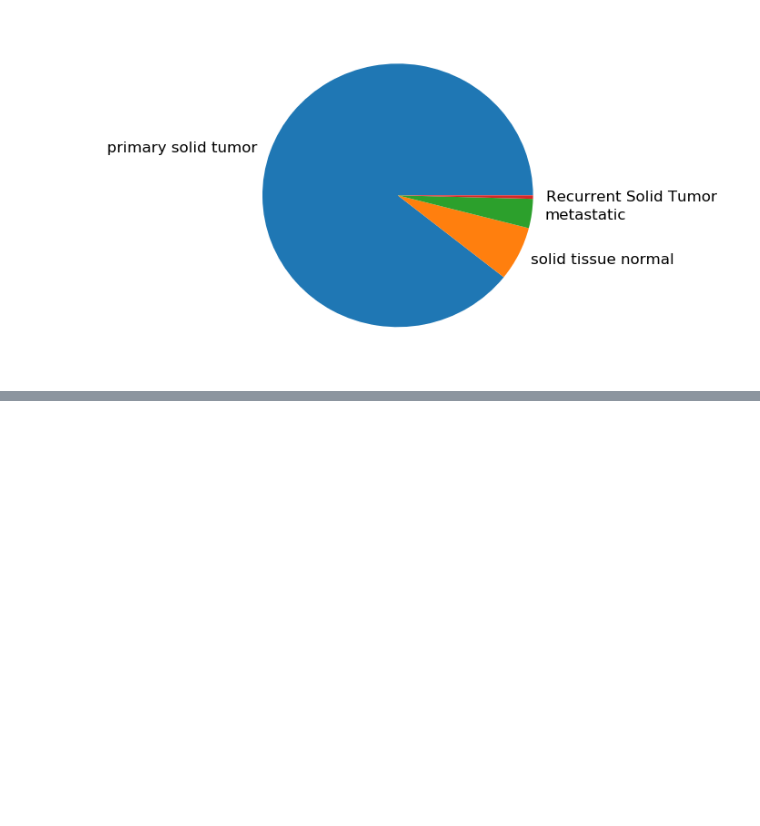
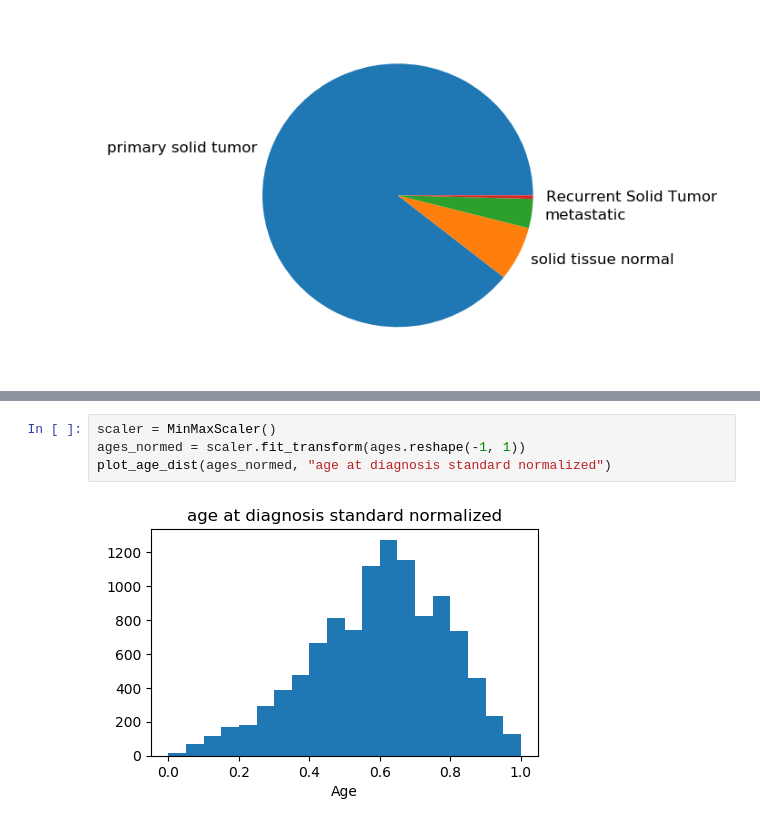
Before and after one commit to jvivian/DeepTCGA, a Jupyter notebook: Preprocessing.ipynb, the cells around one changed output, grey strips where cells are left out. Drawn from its saved outputs; the diff is of its cells as text; blank space fills up the shorter version.

Commit message:
normalize age

```diff
--- a/Preprocessing.ipynb
+++ b/Preprocessing.ipynb
@@ -216,0 +220,6 @@ label_df.to_csv("./data/labels.csv")
+# %%
+scaler = MinMaxScaler()
+ages_normed = scaler.fit_transform(ages.reshape(-1, 1))
+plot_age_dist(ages_normed, "age at diagnosis standard normalized")
+# %% [output]
+[figure, added]
```
Also changed, not shown: parts of 4 cells of this notebook.
